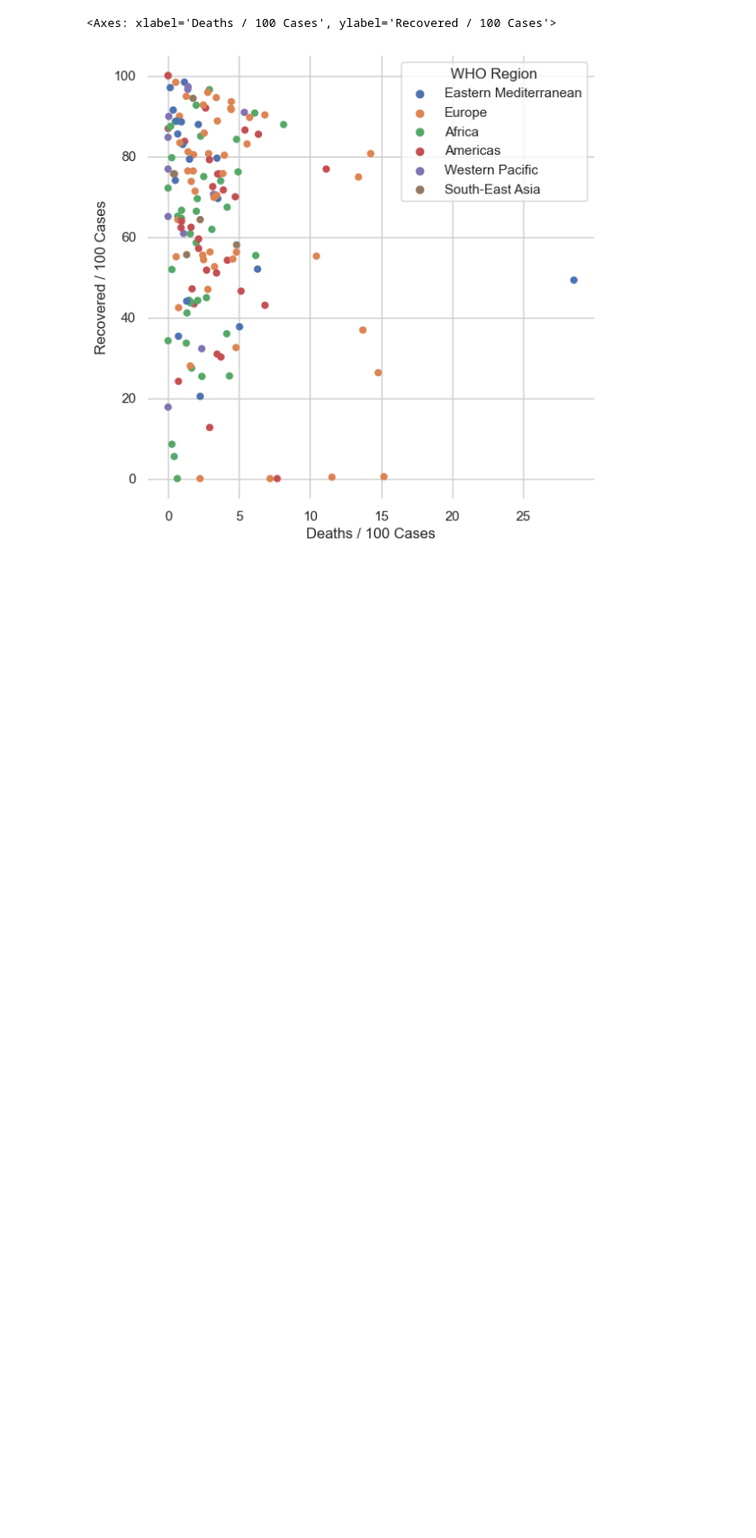
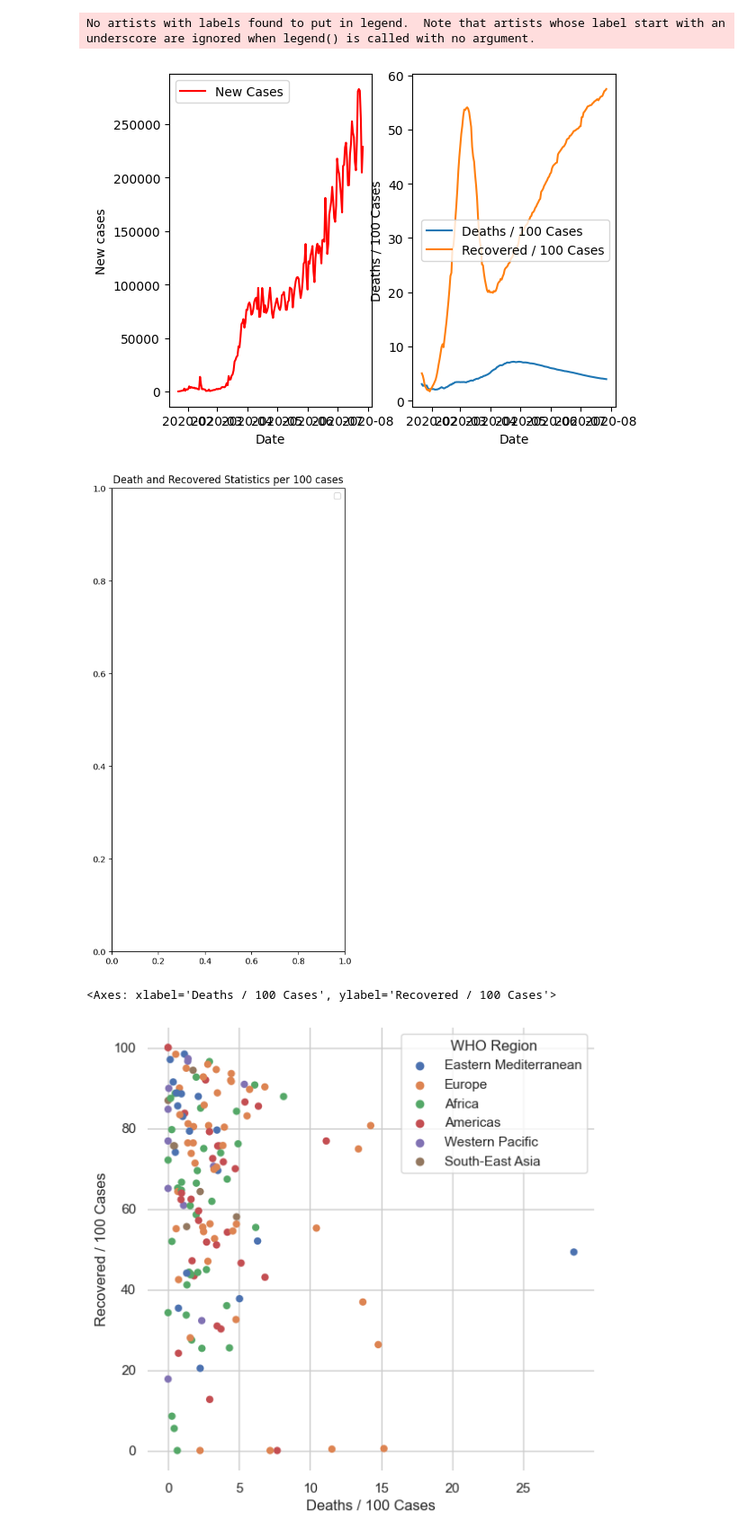
Before and after one commit to HGmin1159/bios-611-project, a Jupyter notebook: python/eda.ipynb, the cells around one changed output. Shown: that part at 90% size. Drawn from its saved outputs; the diff is of its cells as text; code cells hidden in the pictures; blank space fills up the shorter version.

Commit message:
additioanl plot and refactoring

```diff
--- a/python/eda.ipynb
+++ b/python/eda.ipynb
@@ -62,3 +22,28 @@ See the caveats in the documentation: https://pandas.pydata.org/pandas-docs/stab
+# %%
+import pandas as pd
+import seaborn as sns
+import matplotlib.pyplot as plt
+
+data = pd.read_csv("../data/day_wise.csv")
+data["Date"] = pd.to_datetime(data["Date"])
+
+fig,ax = plt.subplots(1,2)
+
+sns.lineplot(x=data["Date"], y=data["New cases"], label="New Cases", color='r',ax=ax[0])
+
+sns.lineplot(x=data["Date"], y=data["Deaths / 100 Cases"], label="Deaths / 100 Cases",ax=ax[1])
+sns.lineplot(x=data["Date"], y=data["Recovered / 100 Cases"], label="Recovered / 100 Cases",ax=ax[1])
+
+plt.title("Death and Recovered Statistics per 100 cases")
+plt.ylabel("")
+plt.legend()
+
+
+plt.show()
+# %% [output]
+No artists with labels found to put in legend.  Note that artists whose label start with an underscore are ignored when legend() is called with no argument.
+[figure, added]
+[figure, added]
 # %%
 data = pd.read_csv("../data/contrywise_economicdata.csv")
 # %%
```
Also changed, not shown: parts of 4 cells of this notebook, 16 other files.
